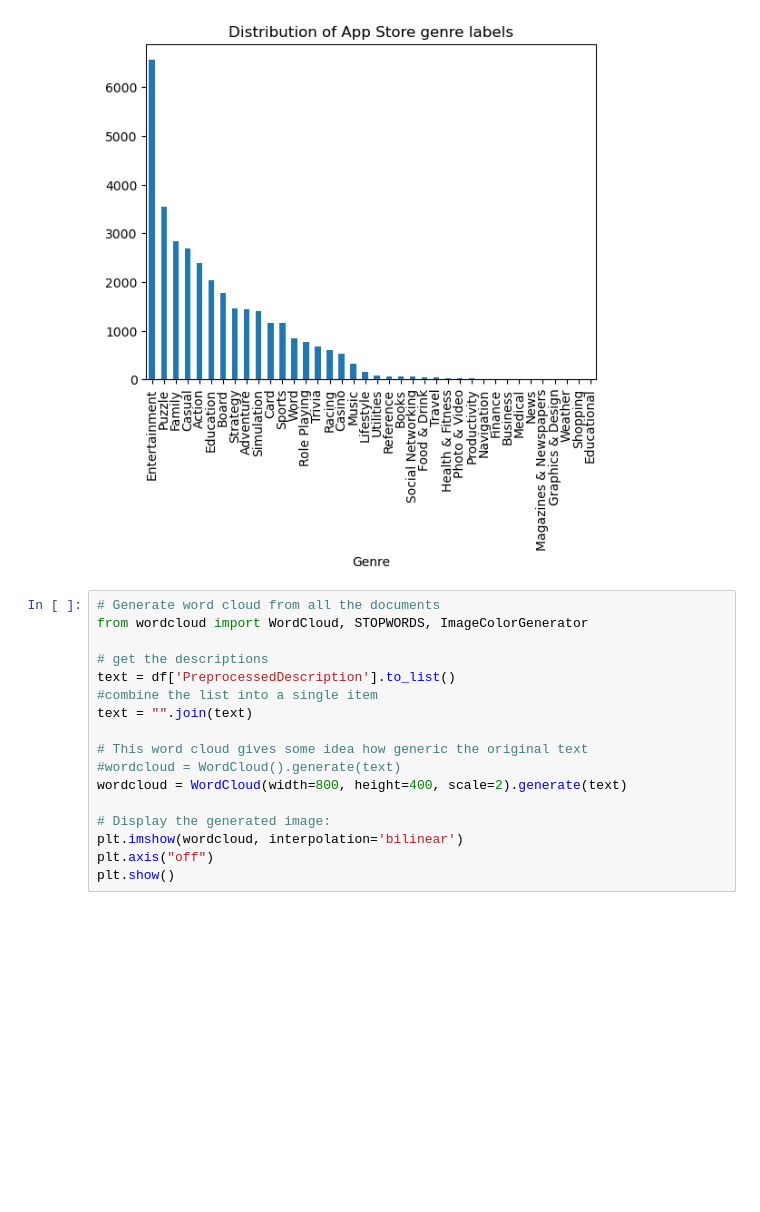
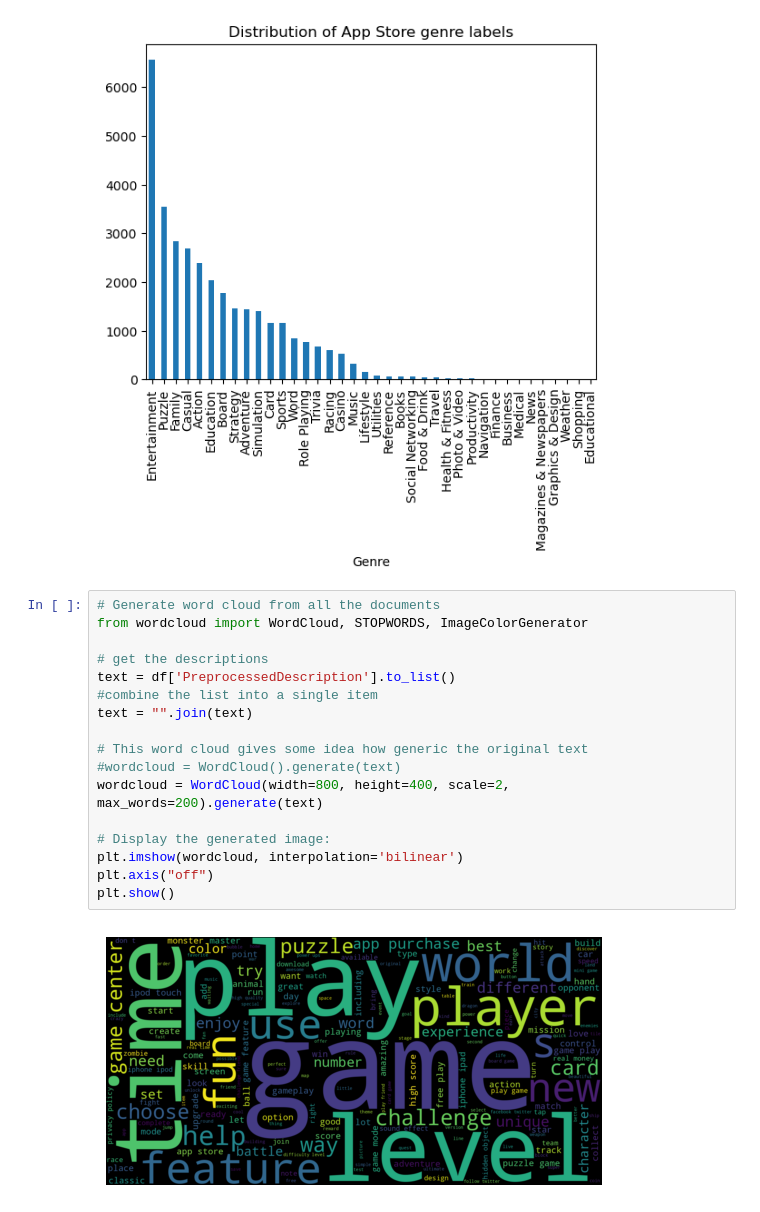
Before and after one commit to tsido/lda-thesis, a Jupyter notebook: data/generate_game_descriptions.ipynb, the cells around one changed output. Drawn from its saved outputs; the diff is of its cells as text; blank space fills up the shorter version.

```diff
--- a/data/generate_game_descriptions.ipynb
+++ b/data/generate_game_descriptions.ipynb
@@ -449,17 +449,19 @@ categories_df.value_counts().plot.bar(title='Distribution of App Store genre lab
 # %%
 # Generate word cloud from all the documents
 from wordcloud import WordCloud, STOPWORDS, ImageColorGenerator
 
 # get the descriptions
 text = df['PreprocessedDescription'].to_list()
 #combine the list into a single item
 text = "".join(text)
 
 # This word cloud gives some idea how generic the original text
 #wordcloud = WordCloud().generate(text)
-wordcloud = WordCloud(width=800, height=400, scale=2).generate(text)
+wordcloud = WordCloud(width=800, height=400, scale=2, max_words=200).generate(text)
 
 # Display the generated image:
 plt.imshow(wordcloud, interpolation='bilinear')
 plt.axis("off")
 plt.show()
+# %% [output]
+[figure, added]
```
Also changed, not shown: parts of 2 cells of this notebook.
